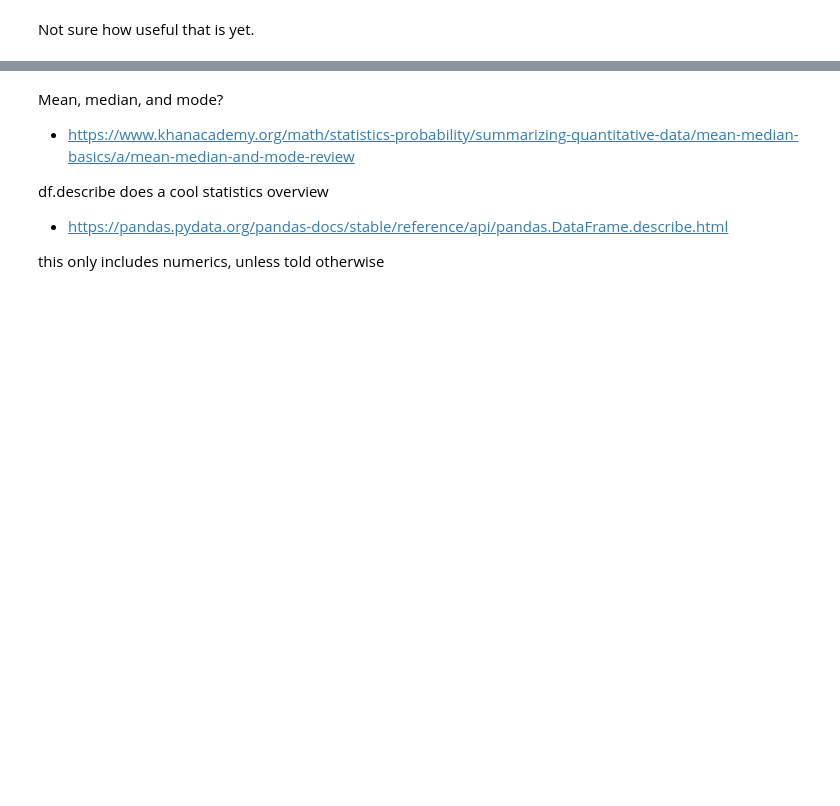
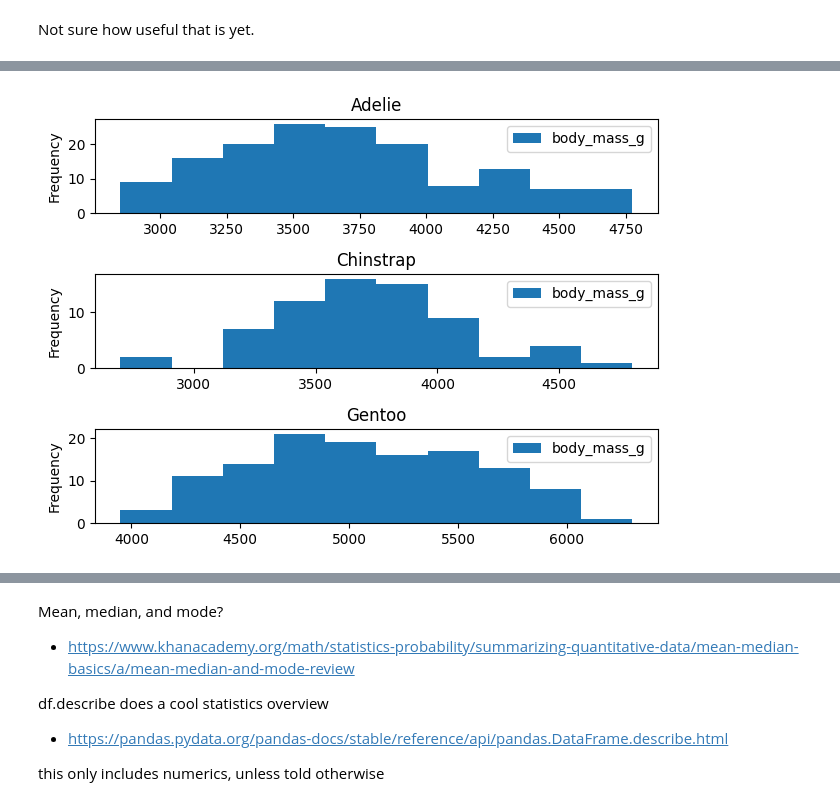
Before and after one commit to holmstead/principles_of_data_analytics, a Jupyter notebook: penguins.ipynb, the cells around one changed output, grey strips where cells are left out. Cells and saved outputs as stored; diff of their text form; code cells hidden in the pictures; blank space fills up the shorter version.

```diff
--- a/penguins.ipynb
+++ b/penguins.ipynb
@@ -484,0 +510,5 @@ plt.legend(body_mass_by_species.groups.keys())
+# %%
+df.plot.hist(column=["body_mass_g"], by="species")
+plt.tight_layout()
+# %% [output]
+[figure, added]
```
Also changed, not shown: parts of 4 cells of this notebook.
